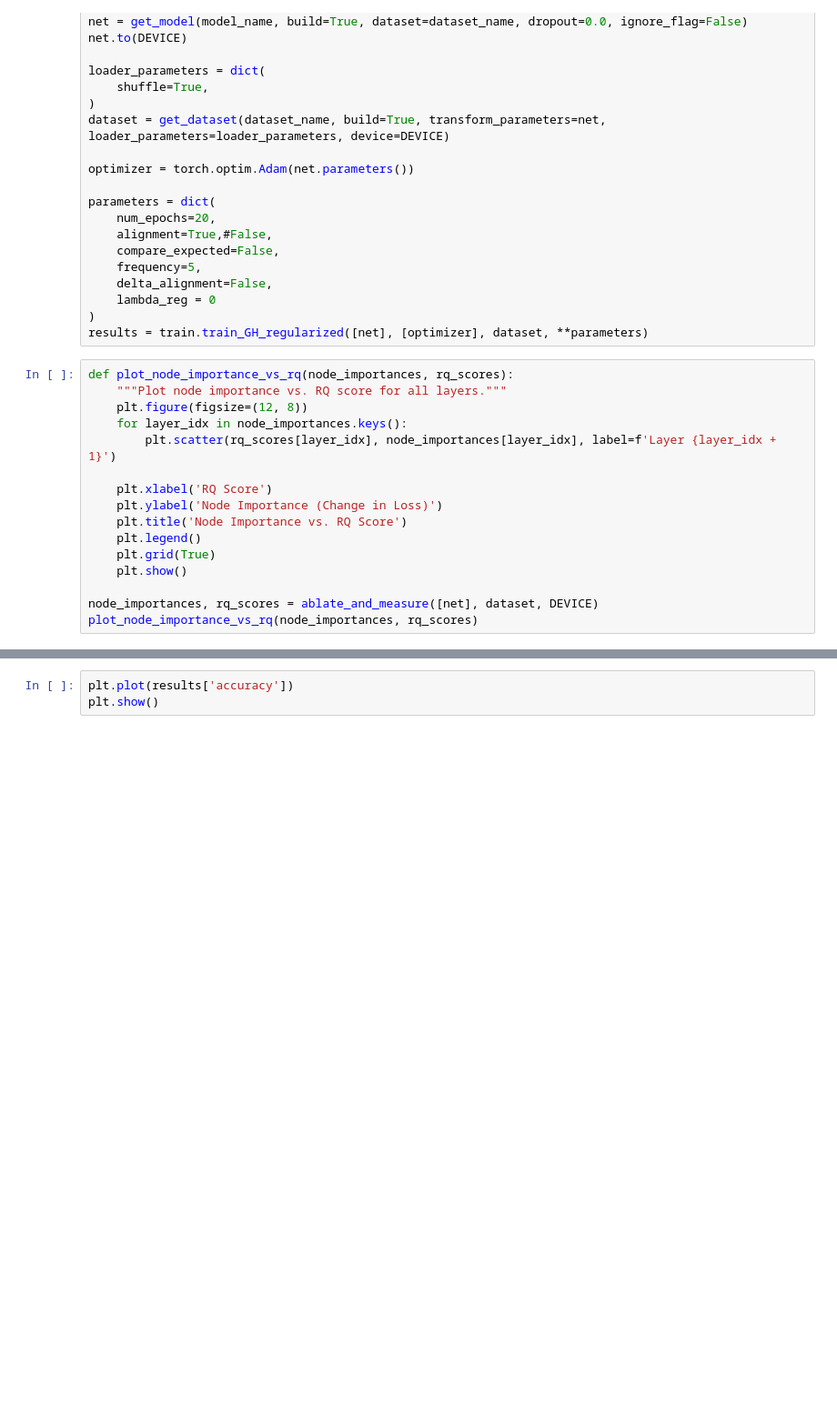
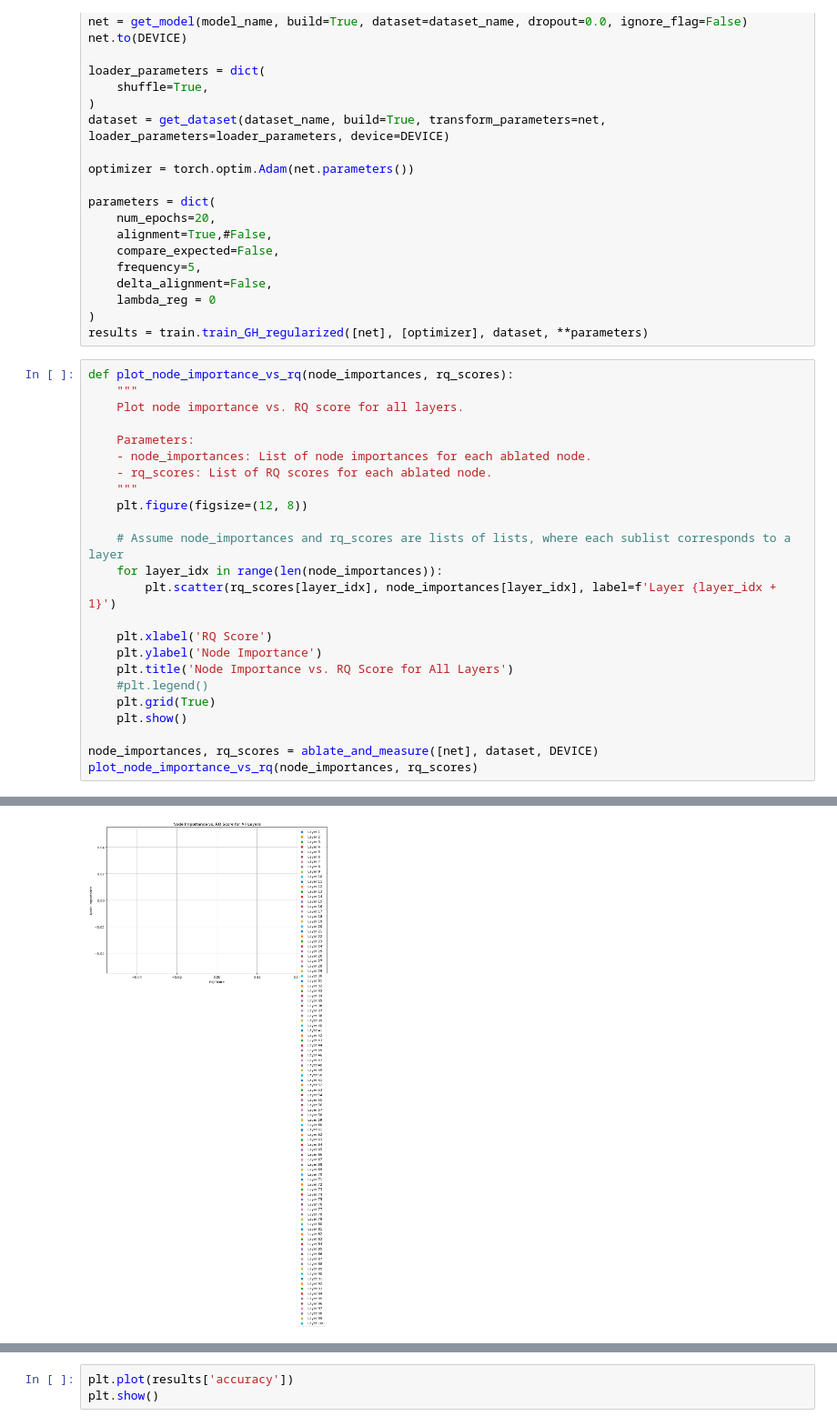
Before and after one commit to KempnerInstitute/nodelens, a Jupyter notebook: testbook_GH_regularized.ipynb, the cells around one changed output, grey strips where cells are left out. Shown at 91% size. Saved outputs shown, nothing was run; the diff lists cells and outputs as text; blank space fills up the shorter version.

```diff
--- a/testbook_GH_regularized.ipynb
+++ b/testbook_GH_regularized.ipynb
@@ -170,15 +174,23 @@ parameters = dict(
 results = train.train_GH_regularized([net], [optimizer], dataset, **parameters)
 # %%
 def plot_node_importance_vs_rq(node_importances, rq_scores):
-    """Plot node importance vs. RQ score for all layers."""
+    """
+    Plot node importance vs. RQ score for all layers.
+
+    Parameters:
+    - node_importances: List of node importances for each ablated node.
+    - rq_scores: List of RQ scores for each ablated node.
+    """
     plt.figure(figsize=(12, 8))
-    for layer_idx in node_importances.keys():
+
+    # Assume node_importances and rq_scores are lists of lists, where each sublist corresponds to a layer
+    for layer_idx in range(len(node_importances)):
         plt.scatter(rq_scores[layer_idx], node_importances[layer_idx], label=f'Layer {layer_idx + 1}')
 
     plt.xlabel('RQ Score')
-    plt.ylabel('Node Importance (Change in Loss)')
-    plt.title('Node Importance vs. RQ Score')
-    plt.legend()
+    plt.ylabel('Node Importance')
+    plt.title('Node Importance vs. RQ Score for All Layers')
+    #plt.legend()
     plt.grid(True)
     plt.show()
 
@@ -188,0 +217 @@ NameError: name 'compute_rayleigh_quotient' is not defined
+[figure, added]
```
Also changed, not shown: parts of 3 cells of this notebook, 10 other files.
